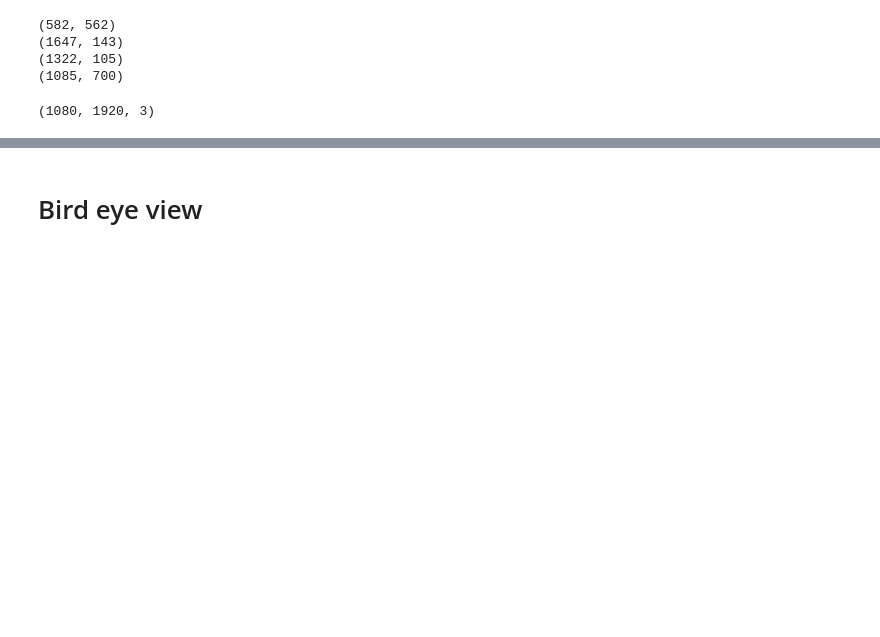
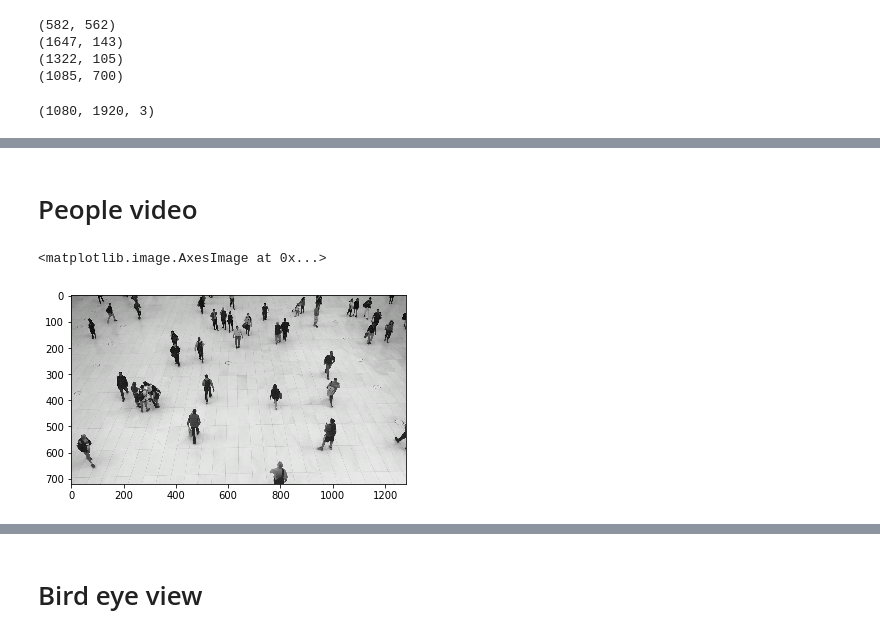
Before and after one commit to mateusz-wojcik/people-tracker, a Jupyter notebook: top_view_transform/top_view_exp.ipynb, the cells around one changed output, grey strips where cells are left out. Cells and saved outputs as stored; diff of their text form; code cells hidden in the pictures; blank space fills up the shorter version.

```diff
--- a/top_view_transform/top_view_exp.ipynb
+++ b/top_view_transform/top_view_exp.ipynb
@@ -78,0 +127,11 @@ img.shape
+# %% [markdown]
+# People video
+# %%
+vs = cv2.VideoCapture('../People.mp4')
+success,frame = vs.read()
+rgb = cv2.cvtColor(frame, cv2.COLOR_BGR2RGB)
+plt.imshow(rgb)
+# cv2.imwrite("people_frame.jpg", frame)
+# %% [output]
+<matplotlib.image.AxesImage at 0x...>
+[figure, added]
```
Also changed, not shown: parts of 16 cells of this notebook, 1 other file.
